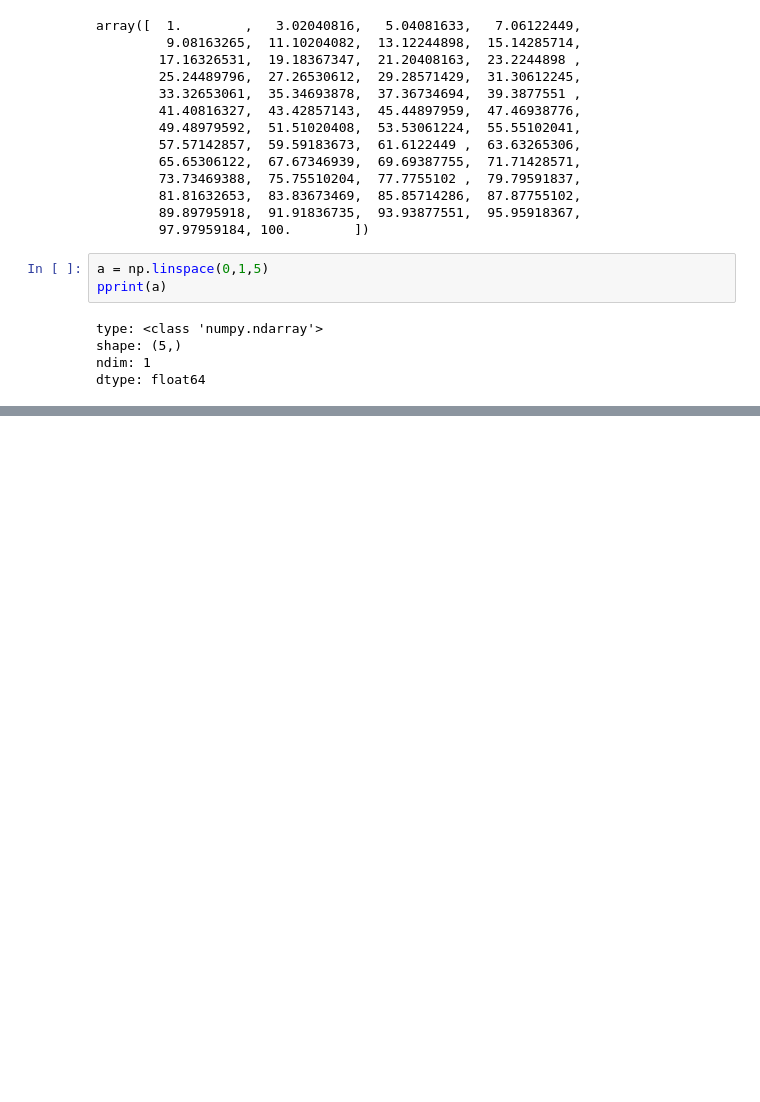
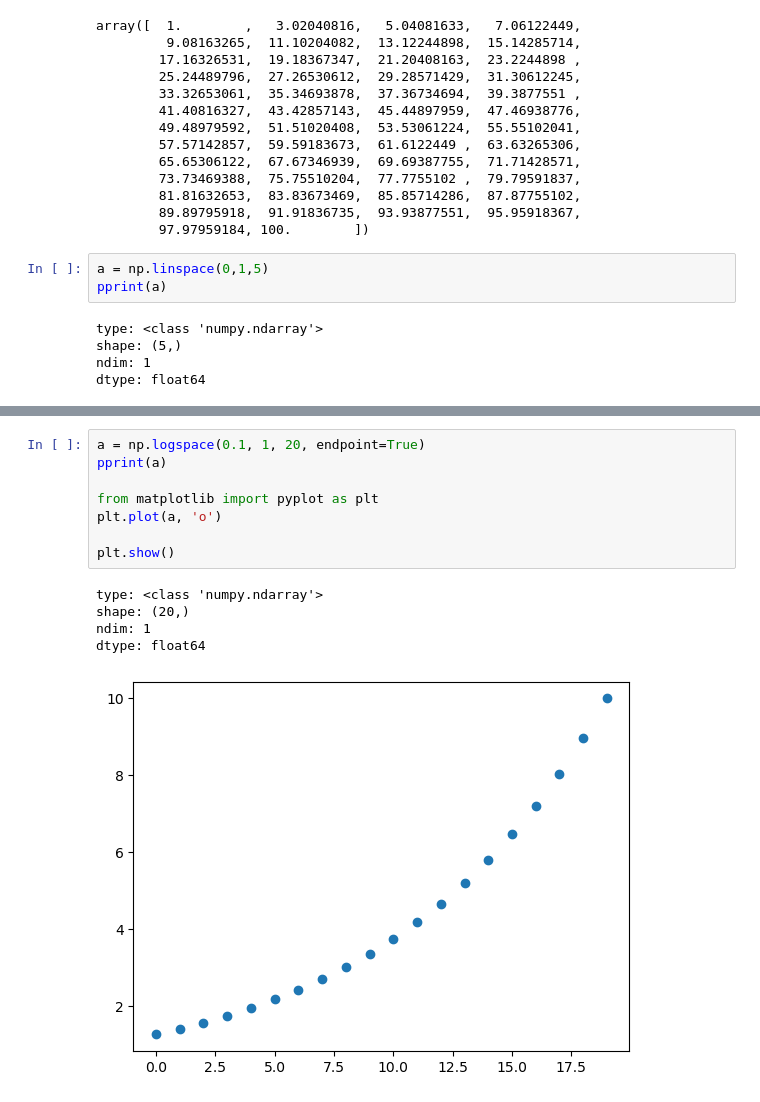
Before and after one commit to NAM-IL/Python_Basic, a Jupyter notebook: 수업내용/04월/03_넘파이/넘파이정리.ipynb, the cells around one changed output, grey strips where cells are left out. Saved outputs shown, nothing was run; the diff lists cells and outputs as text; blank space fills up the shorter version.

```diff
--- a/수업내용/04월/03_넘파이/넘파이정리.ipynb
+++ b/수업내용/04월/03_넘파이/넘파이정리.ipynb
@@ -195,0 +301,14 @@ Matplotlib is building the font cache; this may take a moment.
+# %%
+a = np.logspace(0.1, 1, 20, endpoint=True)
+pprint(a)
+
+from matplotlib import pyplot as plt
+plt.plot(a, 'o')
+
+plt.show()
+# %% [output]
+type: <class 'numpy.ndarray'>
+shape: (20,)
+ndim: 1
+dtype: float64
+[figure, added]
```
Also changed, not shown: parts of 8 cells of this notebook, 3 other files.
